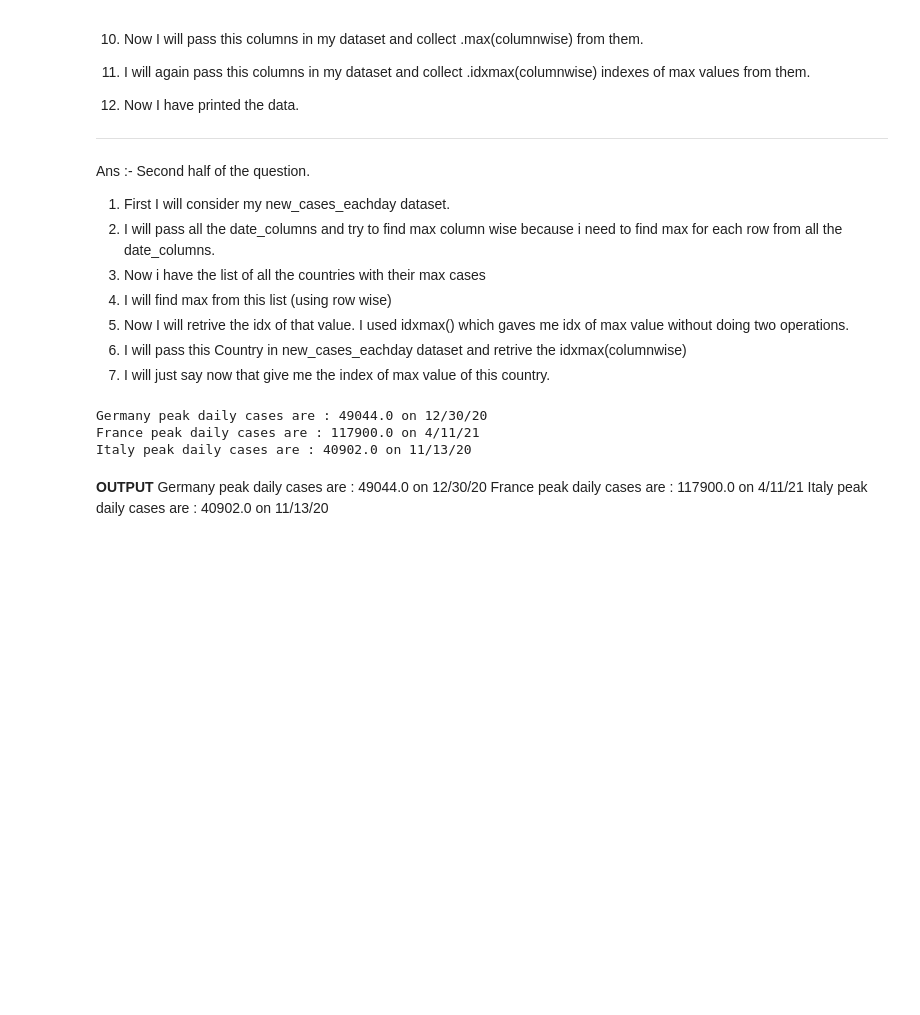
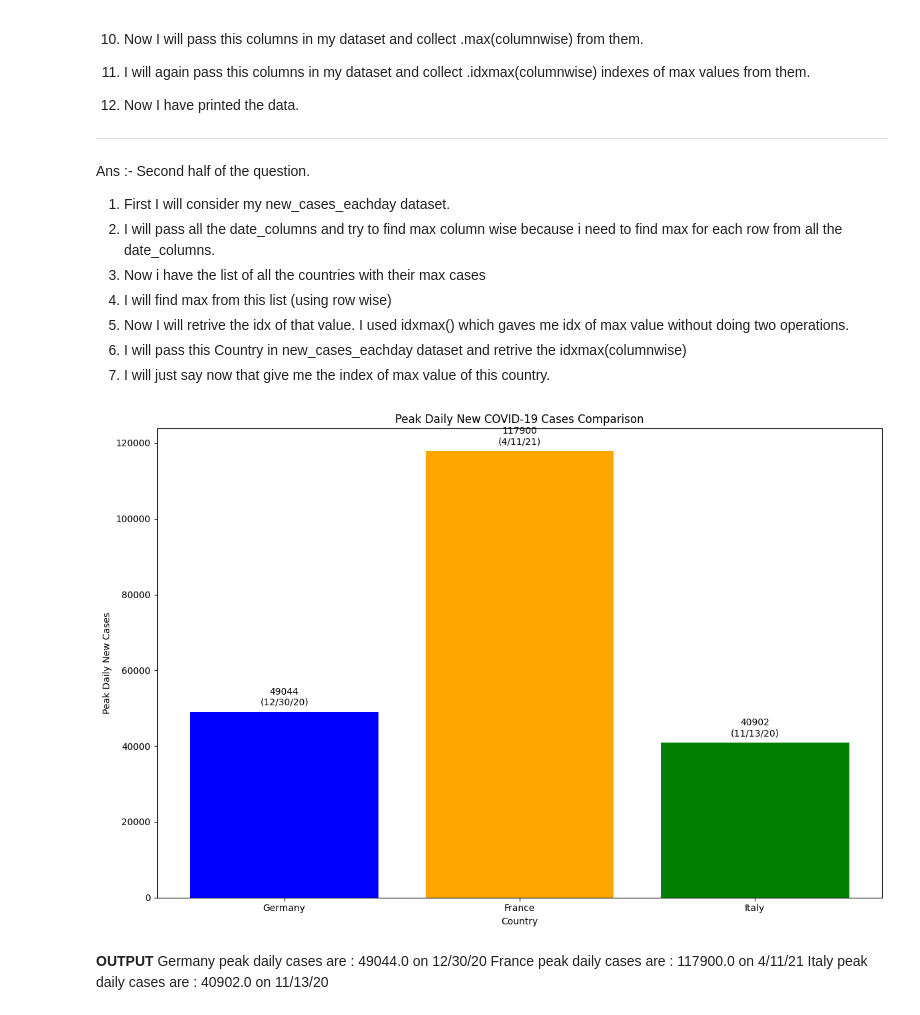
Before and after one commit to MANDEEP-shrma/Covid19_Case_Study, a Jupyter notebook: case_study.ipynb, the cells around one changed output. Cells and saved outputs as stored; diff of their text form; code cells hidden in the pictures; blank space fills up the shorter version.

```diff
--- a/case_study.ipynb
+++ b/case_study.ipynb
@@ -990,37 +985,44 @@ Ans :- Second half of the question.
 7. I will just say now that give me the index of max value of this country.
 # %%
 
-confirmed_cases_data = confirmed_cases_data.drop(['Province/State'],axis=1)
+# confirmed_cases_data = confirmed_cases_data.drop(['Province/State'],axis=1)
 
 new_cases_eachday = confirmed_cases_data.copy()
 
-all_day_columns = new_cases_eachday.columns[3:]
+all_day_columns = new_cases_eachday.columns[4:]
 
 new_cases_eachday[all_day_columns] = 0 ## this point i have a copy which have no data in day-columns.
 
 new_cases_eachday[all_day_columns] = confirmed_cases_data[all_day_columns].diff(axis=1)
 
 ## Now we have the dataset of daily new cases in whole world.
 ## Now we group the dataset on the basis of Country.
 new_cases_eachday = new_cases_eachday.groupby('Country/Region').sum()
 
 ## For example, to get data for Germany, France, and Italy:
 countries = ['Germany', 'France', 'Italy']
 country_data = new_cases_eachday.loc[countries]
 ##removing lat and long.
 date_columns = country_data.columns[2:]
 
 # Find the maximum daily new cases and the corresponding date for each country
 max_cases = country_data[date_columns].max(axis=1) ## find max column wise.
 max_dates = country_data[date_columns].idxmax(axis=1) ## find index of max values.
 
-print(f"Germany peak daily cases are : {max_cases.iloc[0]} on {max_dates.iloc[0]}")
-print(f"France peak daily cases are : {max_cases.iloc[1]} on {max_dates.iloc[1]}")
-print(f"Italy peak daily cases are : {max_cases.iloc[2]} on {max_dates.iloc[2]}")
+
+##Plotting the graph for this
+# Bar graph comparing peak daily new cases for Germany, France, and Italy
+plt.figure(figsize=(12, 8))
+plt.bar(countries, max_cases.values, color=['blue', 'orange', 'green'])
+plt.title('Peak Daily New COVID-19 Cases Comparison')
+plt.xlabel('Country')
+plt.ylabel('Peak Daily New Cases')
+for i, v in enumerate(max_cases.values):
+    plt.text(i, v + max_cases.values.max()*0.01, f"{int(v)}\n({max_dates.iloc[i]})", ha='center', va='bottom')
+plt.tight_layout()
+plt.show()
 # %% [output]
-Germany peak daily cases are : 49044.0 on 12/30/20
-France peak daily cases are : 117900.0 on 4/11/21
-Italy peak daily cases are : 40902.0 on 11/13/20
+[figure, added]
 # %% [markdown]
 **OUTPUT**
 Germany peak daily cases are : 49044.0 on 12/30/20
```
Also changed, not shown: parts of 32 cells of this notebook, 1 other file.
